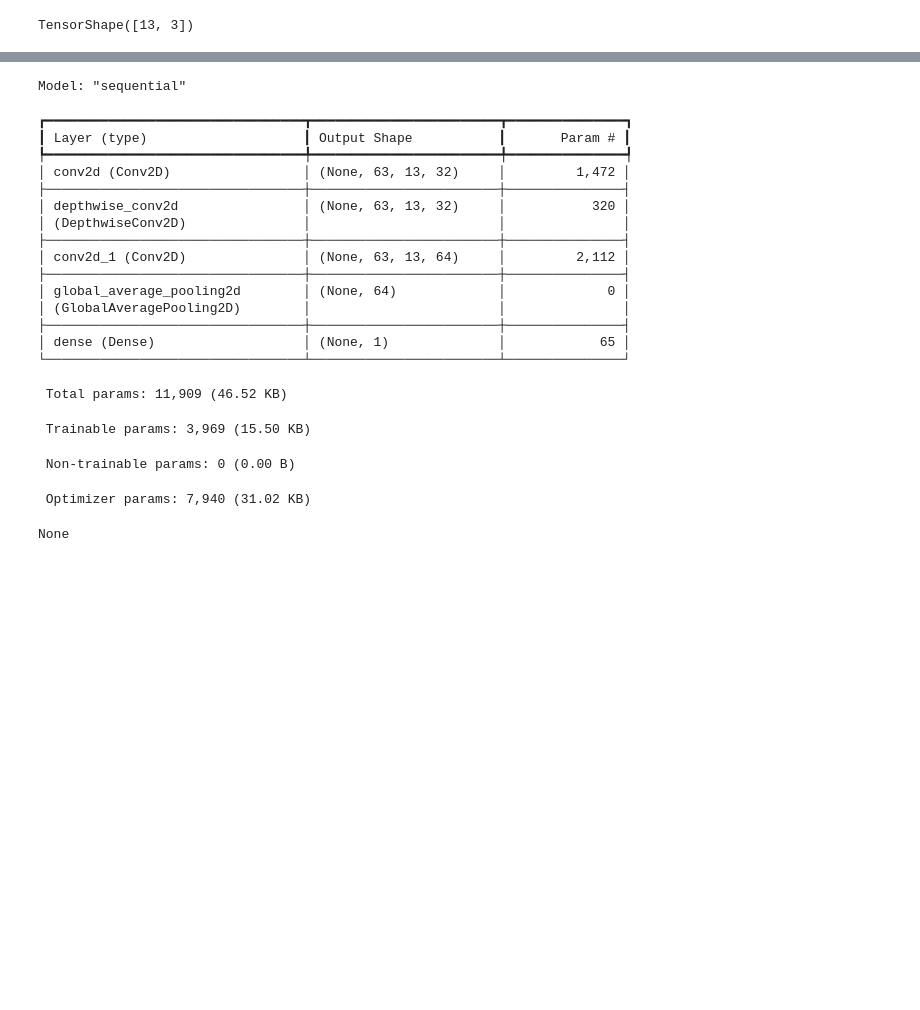
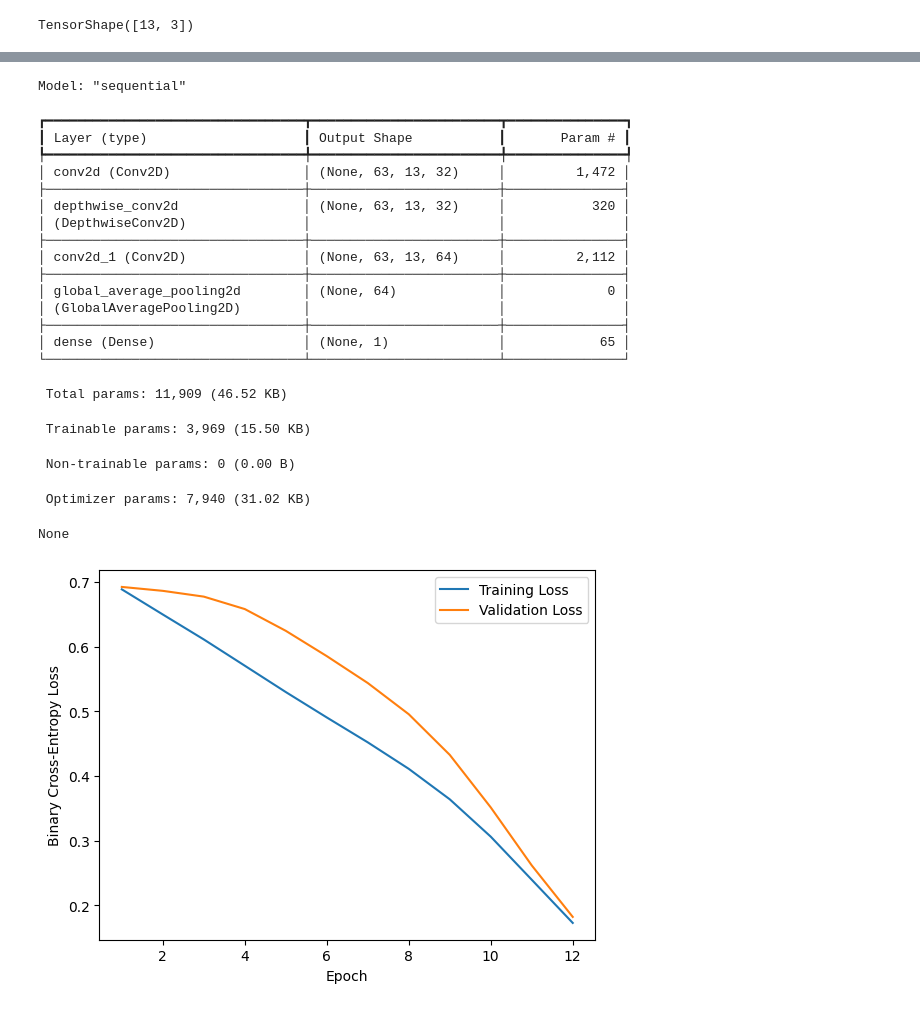
Before and after one commit to neemay2106/Wake_word_CNN_1, a Jupyter notebook: Wake_word_CNN.ipynb, the cells around one changed output, grey strips where cells are left out. Cells and saved outputs as stored; diff of their text form; code cells hidden in the pictures; blank space fills up the shorter version.

Commit message:
Changes - Added a normal neural net for comparison and added He initializer

```diff
--- a/Wake_word_CNN.ipynb
+++ b/Wake_word_CNN.ipynb
@@ -383,7 +381,7 @@ tf.keras.backend.clear_session()
 model = tf.keras.Sequential([
     tf.keras.layers.Input(shape=(63, 13, 3)),
 
-    tf.keras.layers.Conv2D(32, (5, 3),strides=(1, 1),padding='same',activation='relu',),
+    tf.keras.layers.Conv2D(32, (5, 3),strides=(1, 1),padding='same',activation='relu',kernel_initializer=tf.keras.initializers.HeNormal()),
     tf.keras.layers.DepthwiseConv2D((3, 3),padding='same',activation='relu',),
     tf.keras.layers.Conv2D(64, (1, 1),activation='relu',),
 
@@ -409,13 +407,23 @@ model.compile(
 steps_per_epoch = 448 // 32
 validation_steps = 192 // 32
 
-history = model.fit(
+history_cnn = model.fit(
     train,
     validation_data=validation,
-    epochs=15,
+    epochs=12,
     steps_per_epoch=14,
     validation_steps=6
 )
 
 print(model.summary())
+
+epochs = range(1, len(history_cnn.history['loss']) + 1)
+
+plt.figure()
+plt.plot(epochs, history_cnn.history['loss'], label='Training Loss')
+plt.plot(epochs, history_cnn.history['val_loss'], label='Validation Loss')
+plt.xlabel('Epoch')
+plt.ylabel('Binary Cross-Entropy Loss')
+plt.legend()
+plt.show()
 # %% [output]
@@ -439,24 +447,25 @@ Epoch 15/15
 Model: "sequential"
 ┏━━━━━━━━━━━━━━━━━━━━━━━━━━━━━━━━━┳━━━━━━━━━━━━━━━━━━━━━━━━┳━━━━━━━━━━━━━━━┓
 ┃ Layer (type)                    ┃ Output Shape           ┃       Param # ┃
 ┡━━━━━━━━━━━━━━━━━━━━━━━━━━━━━━━━━╇━━━━━━━━━━━━━━━━━━━━━━━━╇━━━━━━━━━━━━━━━┩
 │ conv2d (Conv2D)                 │ (None, 63, 13, 32)     │         1,472 │
 ├─────────────────────────────────┼────────────────────────┼───────────────┤
 │ depthwise_conv2d                │ (None, 63, 13, 32)     │           320 │
 │ (DepthwiseConv2D)               │                        │               │
 ├─────────────────────────────────┼────────────────────────┼───────────────┤
 │ conv2d_1 (Conv2D)               │ (None, 63, 13, 64)     │         2,112 │
 ├─────────────────────────────────┼────────────────────────┼───────────────┤
 │ global_average_pooling2d        │ (None, 64)             │             0 │
 │ (GlobalAveragePooling2D)        │                        │               │
 ├─────────────────────────────────┼────────────────────────┼───────────────┤
 │ dense (Dense)                   │ (None, 1)              │            65 │
 └─────────────────────────────────┴────────────────────────┴───────────────┘
  Total params: 11,909 (46.52 KB)
  Trainable params: 3,969 (15.50 KB)
  Non-trainable params: 0 (0.00 B)
  Optimizer params: 7,940 (31.02 KB)
 None
+[figure, added]
 # %%
 loss, precision, recall = model.evaluate(validation)
 print(f"Validation precision: {precision:.3f}, recall: {recall:.3f}")
```
Also changed, not shown: parts of 14 cells of this notebook.
